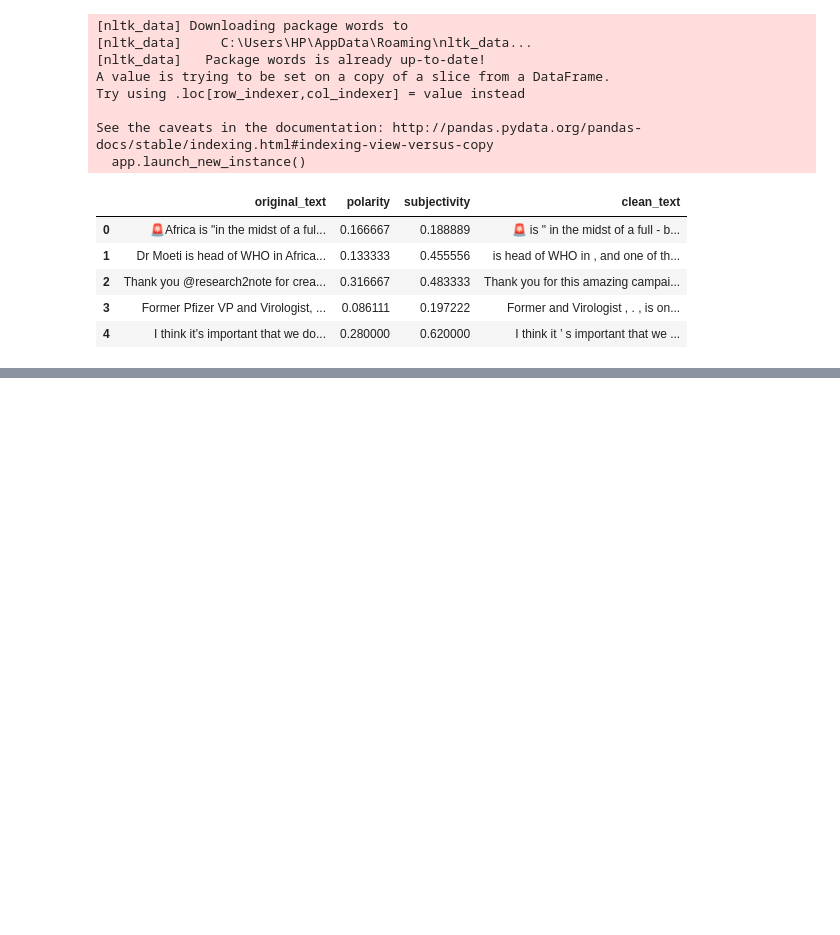
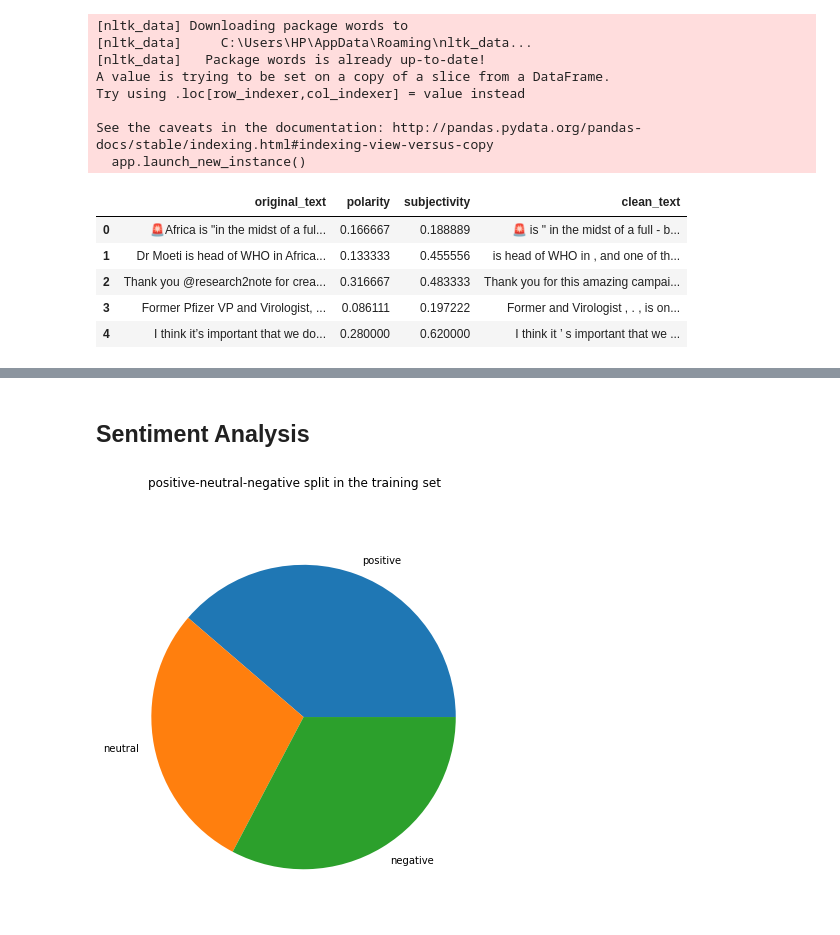
Before and after one commit to mozartofmath/Week0_Task3, a Jupyter notebook: Topic_and_Sentiment.ipynb, the cells around one changed output, grey strips where cells are left out. Cells and saved outputs as stored; diff of their text form; code cells hidden in the pictures; blank space fills up the shorter version.

Commit message:
built a sentiment analysis model

```diff
--- a/Topic_and_Sentiment.ipynb
+++ b/Topic_and_Sentiment.ipynb
@@ -314,0 +320,31 @@ wordcloud.to_image()
+# %% [markdown]
+## Sentiment Analysis
+# %%
+def round_sentiments(x):
+    if x < 0:
+        return 0
+    if x == 0:
+        return 1
+    return 2
+# %%
+X = list(mydataset['clean_text'].values.astype('U'))
+y = list(mydataset['polarity'].apply(round_sentiments))
+# %%
+from sklearn.feature_extraction.text import CountVectorizer
+
+vectorizer = CountVectorizer(ngram_range=(3,3))
+X = vectorizer.fit_transform(X).toarray()
+# %%
+from sklearn.model_selection import train_test_split
+X_train, X_test, y_train, y_test = train_test_split(X, y, test_size=0.2, random_state=42)
+# %%
+import matplotlib.pyplot as plt
+
+fig = plt.figure(figsize =(10, 7))
+labels = ['positive', 'neutral', 'negative']
+data = [y_train.count(2), y_train.count(1), y_train.count(0)]
+plt.pie(data, labels = labels)
+plt.suptitle('positive-neutral-negative split in the training set')
+plt.show()
+# %% [output]
+[figure, added]
```
Also changed, not shown: parts of 13 cells of this notebook.
